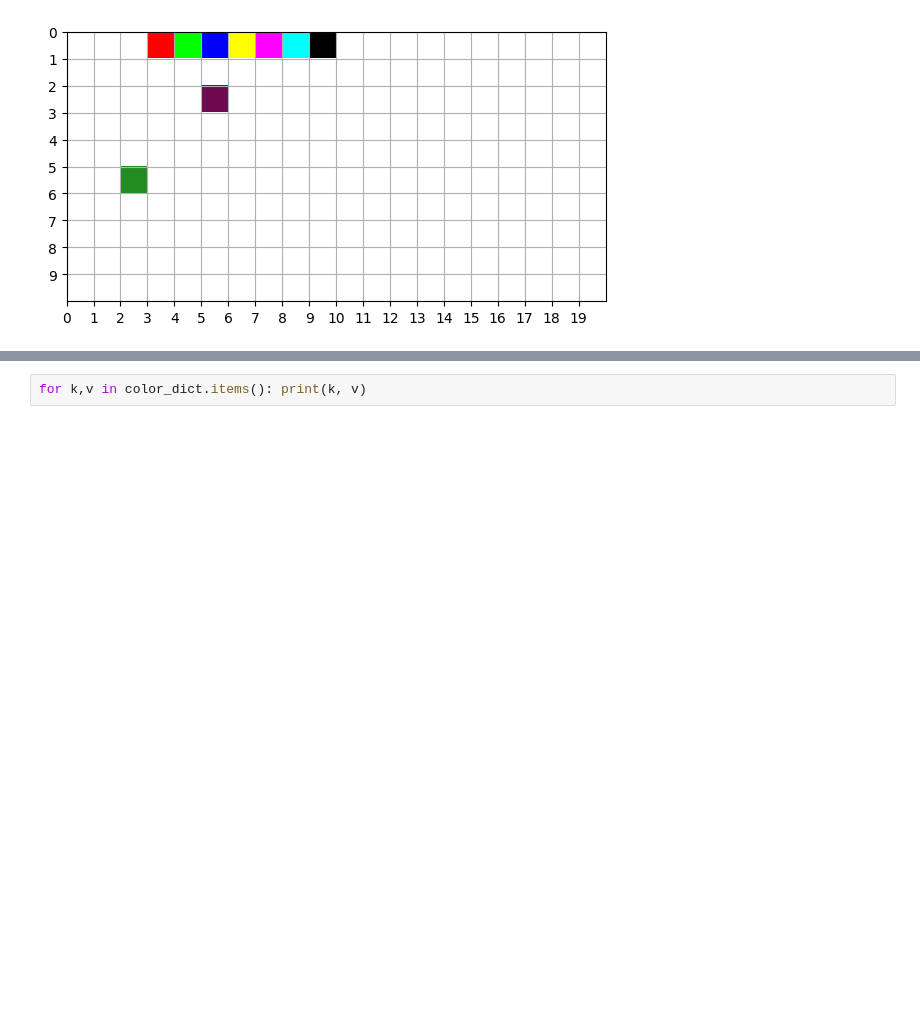
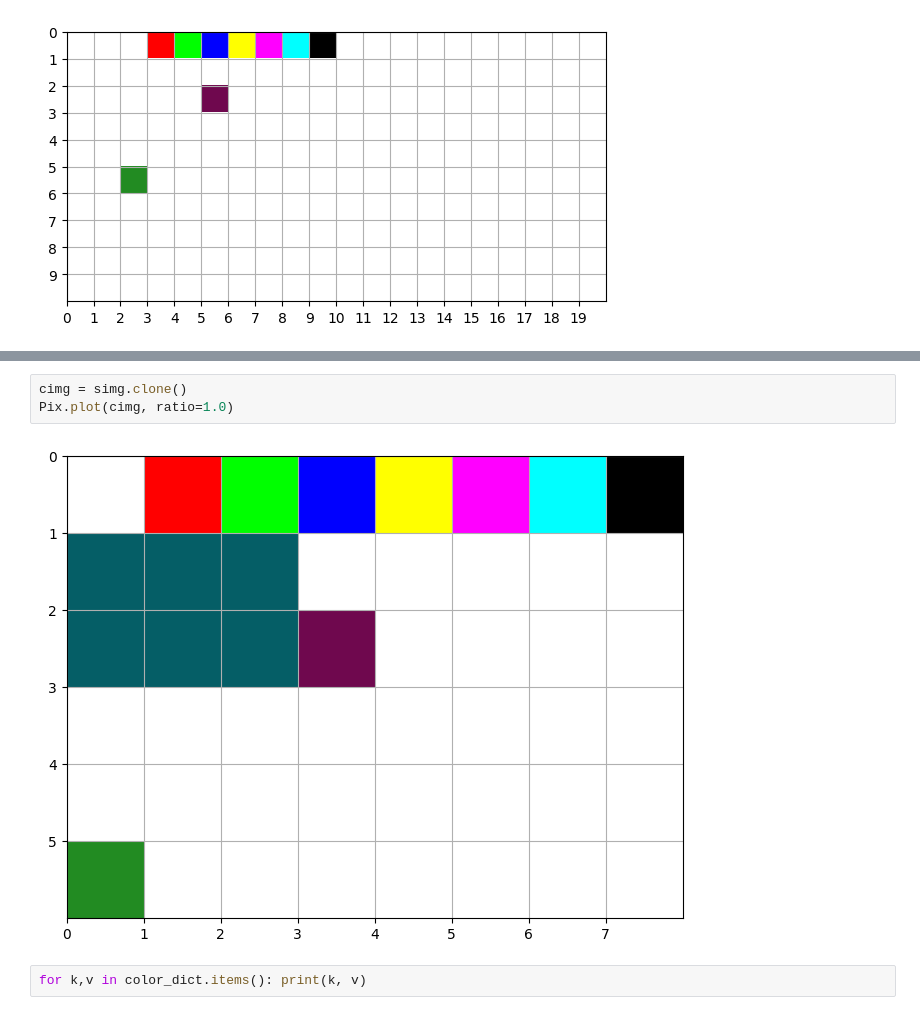
Before and after one commit to auto-notify-ps/known, a Jupyter notebook: test.ipynb, the cells around one changed output, grey strips where cells are left out. Drawn from its saved outputs; the diff is of its cells as text; blank space fills up the shorter version.

```diff
--- a/test.ipynb
+++ b/test.ipynb
@@ -378,3 +303,8 @@ Pix.plot(img, ratio=0.35)
+# %%
+cimg = simg.clone()
+Pix.plot(cimg, ratio=1.0)
+# %% [output]
+[figure, added]
 # %%
 for k,v in color_dict.items(): print(k, v)
 # %% [markdown]
```
Also changed, not shown: parts of 13 cells of this notebook, 4 other files.
